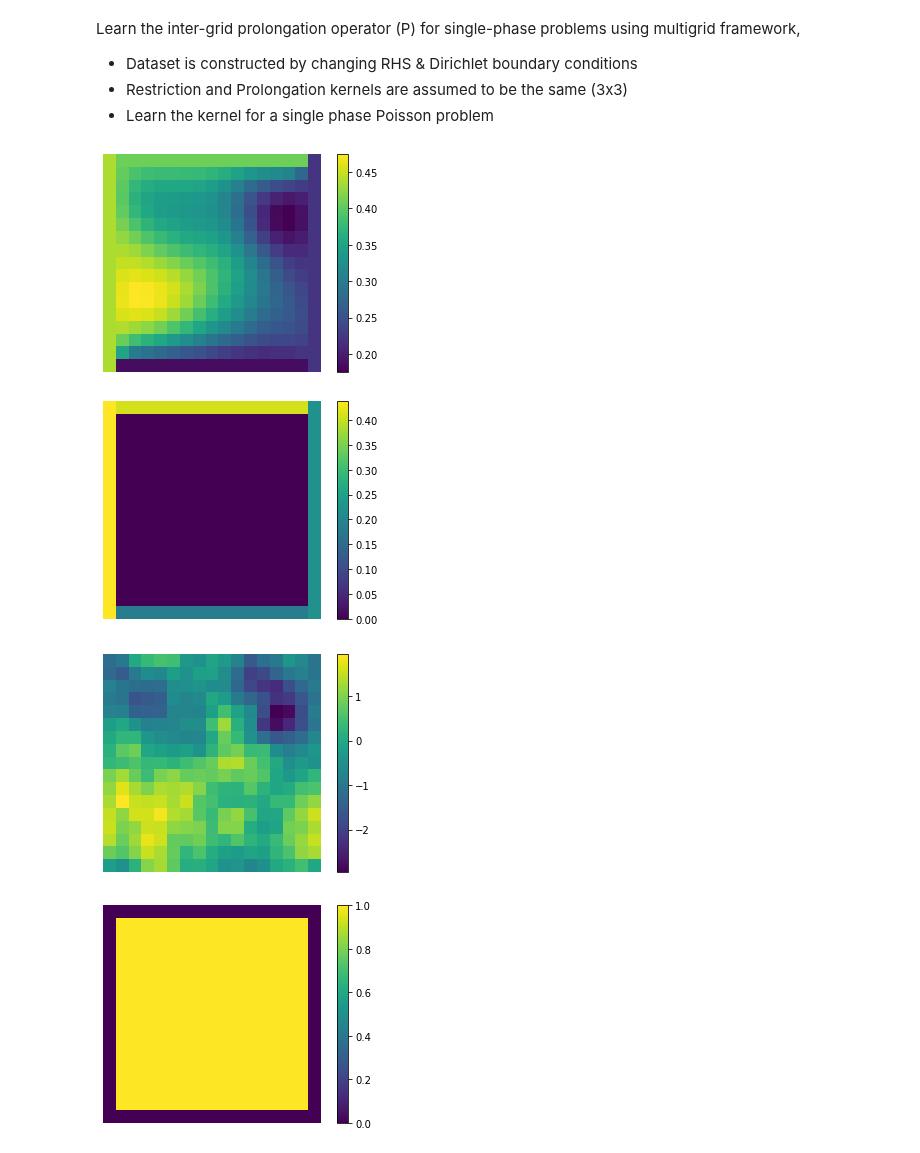
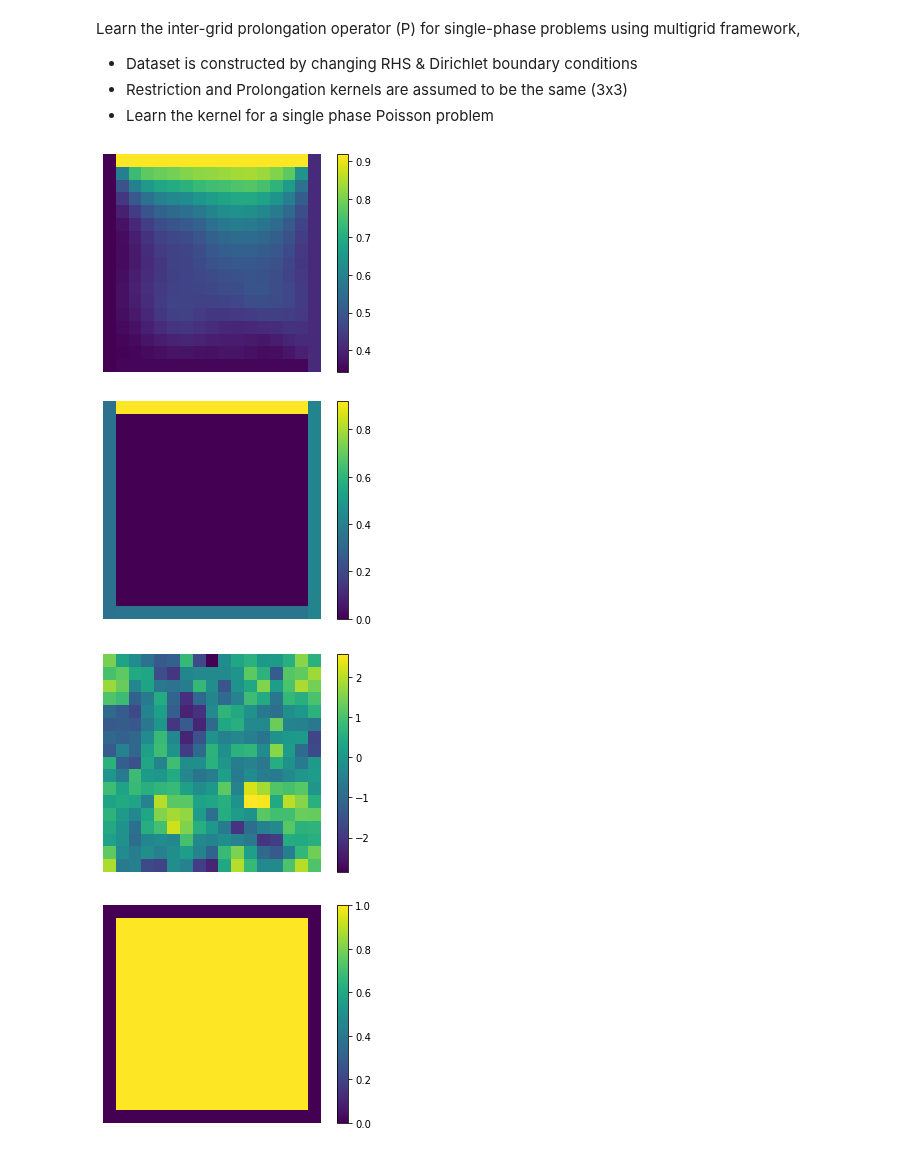
Before and after one commit to longfish/Multigrid-FEANet, a Jupyter notebook: MM-FEANet-learnP.ipynb, the cells around one changed output. Cells and saved outputs as stored; diff of their text form; code cells hidden in the pictures.

```diff
--- a/MM-FEANet-learnP.ipynb
+++ b/MM-FEANet-learnP.ipynb
@@ -76,15 +71,19 @@ train_dataloader = DataLoader(training_set, batch_size=64, shuffle=True)
 # %%
+model_name = 'poisson_mg_kernel_17x17'
+
+training_set = IsoPoissonDataSet('Data/IsoPoisson/poisson2d_17x17.h5')
+train_dataloader = DataLoader(training_set, batch_size=64, shuffle=True)
 u_train, f_train, bc_value_train, bc_index_train = next(iter(train_dataloader))
 
 k=0
 plot.plot_field(u_train[k,0])
 plot.plot_field(bc_value_train[k,0])
 plot.plot_field(f_train[k,0])
 plot.plot_field(bc_index_train[k,0])
 # %% [output]
-[figure, old version]
+[figure, new version]
-[figure, old version]
+[figure, new version]
-[figure, old version]
+[figure, new version]
 [figure]
 # %%
 EPS = 1e-5
```
Also changed, not shown: parts of 15 cells of this notebook, 6 other files.
